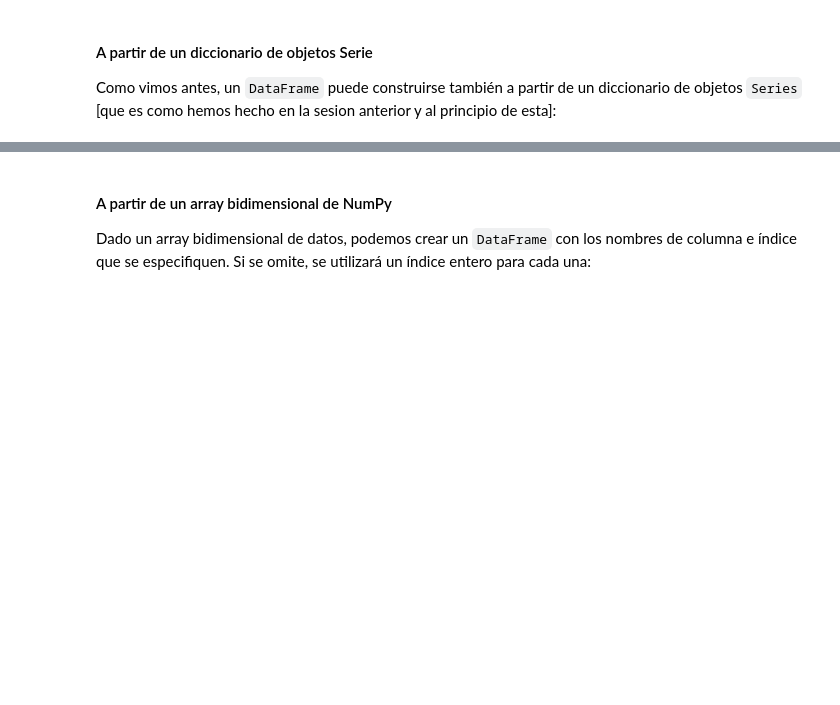
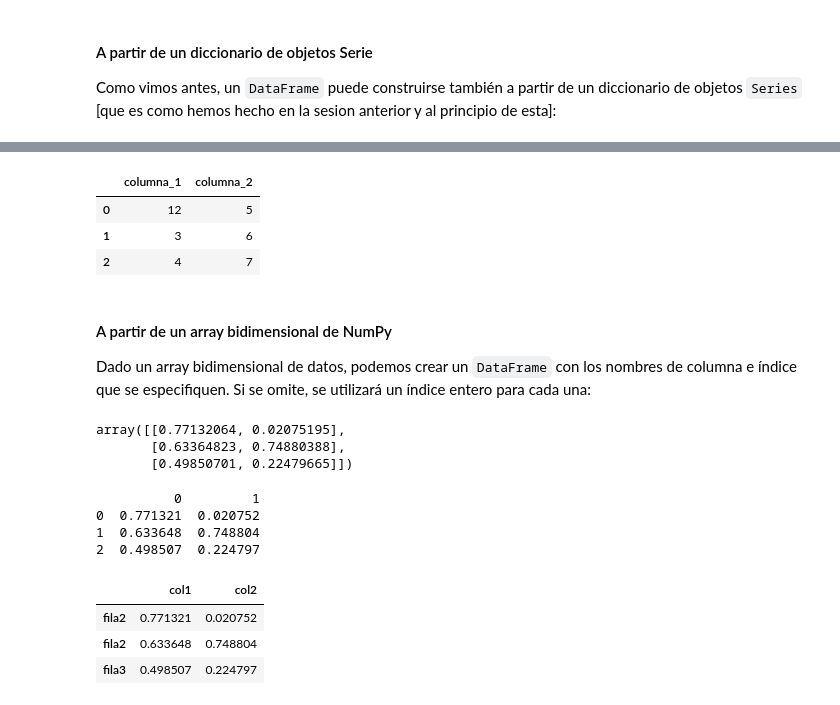
Before and after one commit to mfondevilla/DS-Online-MelaniaFondevilla, a Jupyter notebook: 02_Herramientas_Avanzadas/Sprint_04/Unidad_01_Pandas_I/01_Workout/05_DataFrame_II.ipynb, the cells around one changed output, grey strips where cells are left out. Drawn from its saved outputs; the diff is of its cells as text; code cells hidden in the pictures; blank space fills up the shorter version.

```diff
--- a/02_Herramientas_Avanzadas/Sprint_04/Unidad_01_Pandas_I/01_Workout/05_DataFrame_II.ipynb
+++ b/02_Herramientas_Avanzadas/Sprint_04/Unidad_01_Pandas_I/01_Workout/05_DataFrame_II.ipynb
@@ -77,5 +128,40 @@ Como vimos antes, un ``DataFrame`` puede construirse también a partir de un dic
+# %%
+# cada lista tiene que tener el mismo número de elementos
+pd.DataFrame({"columna_1": [12,3,4], "columna_2": [5,6,7]})
+# %% [output]
+|  | columna_1 | columna_2 |
+| 0 | 12 | 5 |
+| 1 | 3 | 6 |
+| 2 | 4 | 7 |
 # %% [markdown]
 #### A partir de un array bidimensional de NumPy
 
 Dado un array bidimensional de datos, podemos crear un ``DataFrame`` con los nombres de columna e índice que se especifiquen.
 Si se omite, se utilizará un índice entero para cada una:
+# %%
+import numpy as np
+
+np.random.seed(10)
+array_base = np.random.rand(3,2)
+
+array_base
+# %% [output]
+array([[0.77132064, 0.02075195],
+       [0.63364823, 0.74880388],
+       [0.49850701, 0.22479665]])
+# %%
+print(pd.DataFrame(array_base))
+# %% [output]
+          0         1
+0  0.771321  0.020752
+1  0.633648  0.748804
+2  0.498507  0.224797
+# %%
+pd.DataFrame(array_base,
+             columns = ["col1", "col2"],
+             index = ["fila2", "fila2", "fila3"])
+# %% [output]
+|  | col1 | col2 |
+| fila2 | 0.771321 | 0.020752 |
+| fila2 | 0.633648 | 0.748804 |
+| fila3 | 0.498507 | 0.224797 |
```
Also changed, not shown: parts of 8 cells of this notebook.
